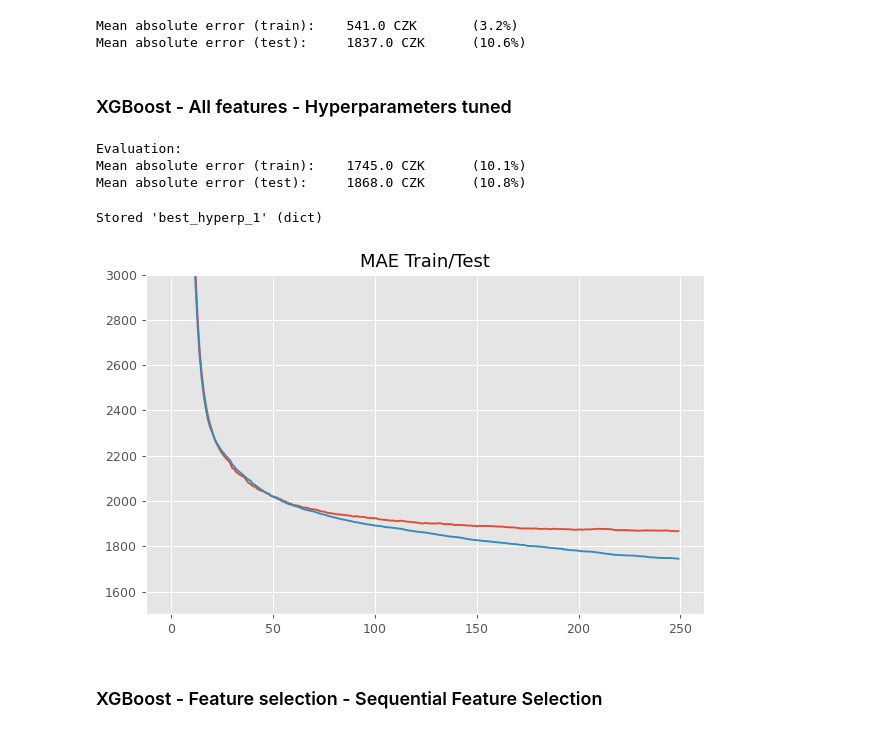
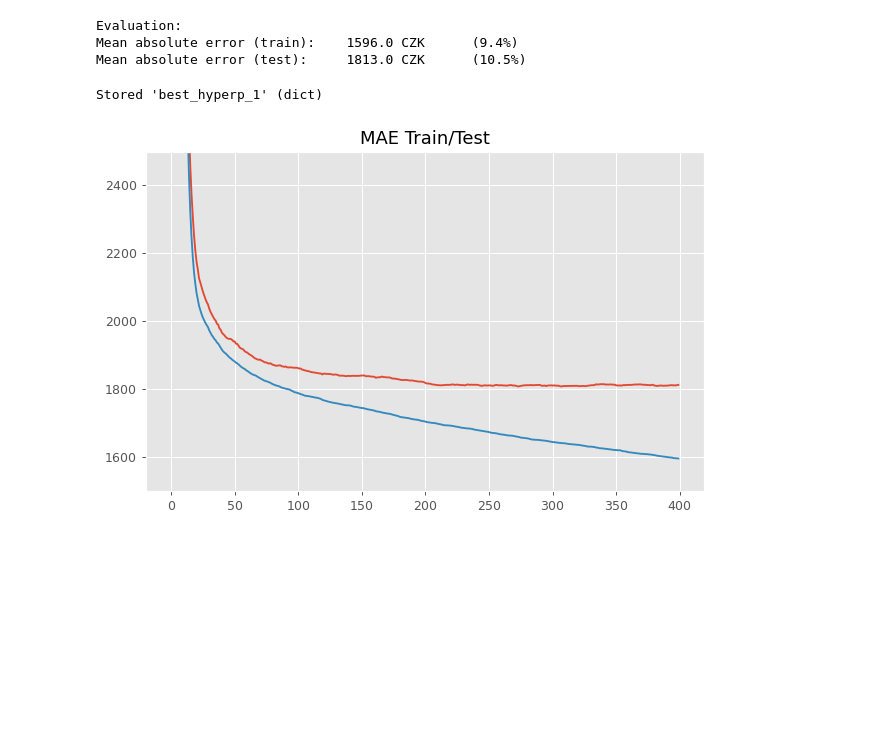
Before and after one commit to tomasz-bialy/Estate-Prague, a Jupyter notebook: Estate_Prague.ipynb, the cells around one changed output. Saved outputs shown, nothing was run; the diff lists cells and outputs as text; code cells hidden in the pictures; blank space fills up the shorter version.

```diff
--- a/Estate_Prague.ipynb
+++ b/Estate_Prague.ipynb
@@ -210,6 +210,8 @@ df = missing_values(df)
 # %%
-y = df['Total price']
-X = df.drop('Total price',axis=1)
+df_I_II_III = pd.read_csv('df_I_II_III.csv')
+df_I_II_III = preprocessing(df_I_II_III)
+y = df_I_II_III['Total price']
+X = df_I_II_III.drop('Total price',axis=1)
 X = pd.get_dummies(X,drop_first=False)
 X.columns = X.columns.str.replace(' ','_')
 X_train, X_test, y_train, y_test = train_test_split(X,y,test_size=0.2,random_state=101,shuffle=True)
@@ -230,22 +232,29 @@ def evaluation(model,X_train,X_test,y_train,y_test):
-# %%
-xgb0 = xgb.XGBRegressor()
-xgb0.fit(X_train,y_train)
-evaluation(xgb0,X_train,X_test,y_train,y_test)
-# %% [output]
-Mean absolute error (train):    541.0 CZK       (3.2%)
-Mean absolute error (test):     1837.0 CZK      (10.6%)
-# %% [markdown]
-### XGBoost - All features - Hyperparameters tuned
 # %%
-grid_paramters = { 'n_estimators': [250],
+grid_paramters = { 'n_estimators': [400],
                    'eta': [0.15],
-                   'gamma': [0.5],
+                   'gamma': [0.25,0.5,0.75,1],
                    'max_depth':[2],
                    'subsample': [0.8,0.9,0.95],
                    'colsample_bytree': [0.8,0.9,0.95],
                    'colsample_bylevel': [0.8,0.9,0.95],
                    'colsample_bynode' : [0.8,0.9,0.95],
                    'min_child_weight': [0,2.5,5,7.5,10],
-                   'reg_lambda': [0,2.5,5,9,15,30],
-                   'reg_alpha': [1,10,25,50,100,150,200]
-                }
+                   'reg_lambda': [0,2.5,5,9,15,30,60,120],
+                   'reg_alpha': [1,10,25,50,100,150,200]}
+
+xgb1_grid = RandomizedSearchCV( estimator = xgb.XGBRegressor(early_stopping_rounds=10, eval_metric='mae', verbosity=0),
+                                param_distributions = grid_paramters,
+                                scoring = 'neg_mean_absolute_error',
+                                n_iter = 20,
+                                cv = 5,
+                                verbose = 0,
+                                n_jobs = -1)
+
+xgb1_grid.fit(X_train,y_train,eval_set=[(X_test, y_test),(X_train,y_train)],verbose=False)
+
+print("Evaluation:")
+evaluation(xgb1_grid,X_train,X_test,y_train,y_test)
+# %% [output]
+Evaluation:
+Mean absolute error (train):    1596.0 CZK      (9.4%)
+Mean absolute error (test):     1813.0 CZK      (10.5%)
@@ -254,18 +261,3 @@ xgb1 = xgb.XGBRegressor(early_stopping_rounds=10, eval_metric='mae', verbosity=0
-# %%
-xgb1_grid = RandomizedSearchCV( estimator = xgb1,
-                                param_distributions = grid_paramters,
-                                scoring = 'neg_mean_absolute_error',
-                                n_iter = 250,
-                                cv = 5,
-                                verbose = 0,
-                                n_jobs = -1)
-xgb1_grid.fit(X_train,y_train,eval_set=[(X_test, y_test),(X_train,y_train)],verbose=False)
-print("Evaluation:")
-evaluation(xgb1_grid,X_train,X_test,y_train,y_test)
-# %% [output]
-Evaluation:
-Mean absolute error (train):    1745.0 CZK      (10.1%)
-Mean absolute error (test):     1868.0 CZK      (10.8%)
 # %%
 best_hyperp_1 = xgb1_grid.best_params_
 %store best_hyperp_1
@@ -274,13 +266,11 @@ Stored 'best_hyperp_1' (dict)
 # %%
 results = xgb1_grid.best_estimator_.evals_result()
 epochs = len(results['validation_0']['mae'])
 x_axis = range(0, epochs)
 
 plt.figure(figsize=(8,5),dpi=90)
 sns.lineplot(x=x_axis,y=results['validation_0']['mae']).set(title='MAE Train/Test')
 sns.lineplot(x=x_axis,y=results['validation_1']['mae'])
-plt.ylim(1500,3000);
+plt.ylim(1500,2500);
 # %% [output]
-[figure, old version]
+[figure, new version]
-# %% [markdown]
-### XGBoost - Feature selection - Sequential Feature Selection
```
Also changed, not shown: parts of 39 cells of this notebook, 4 other files.
